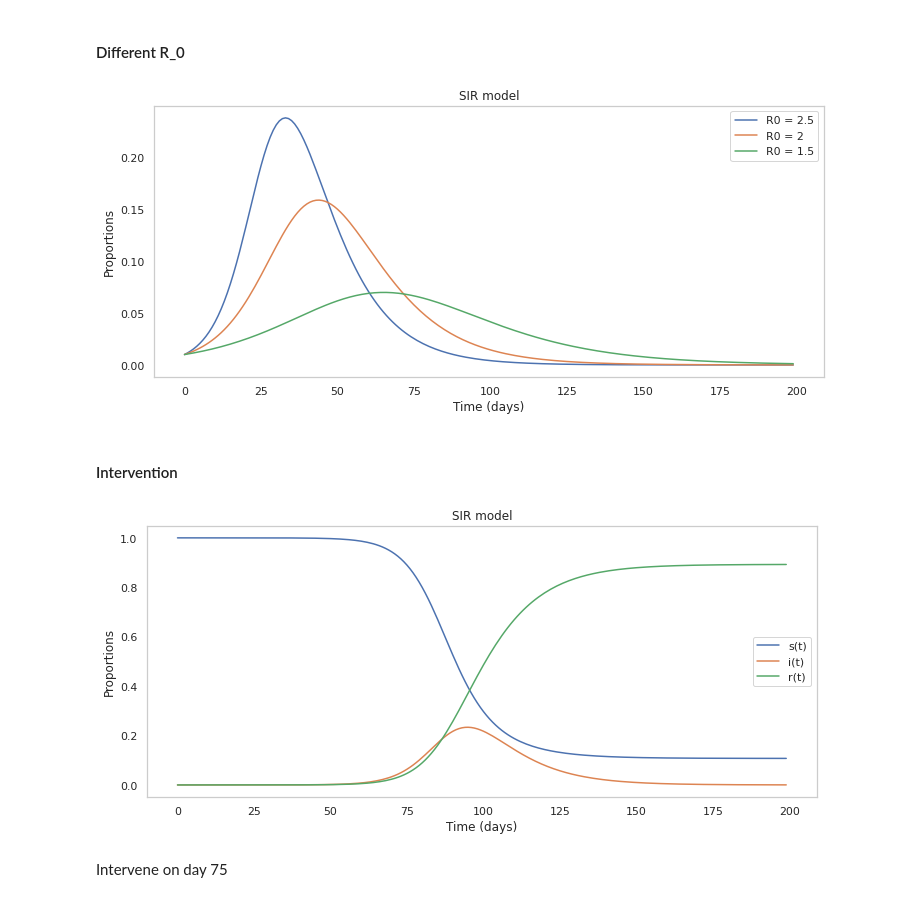
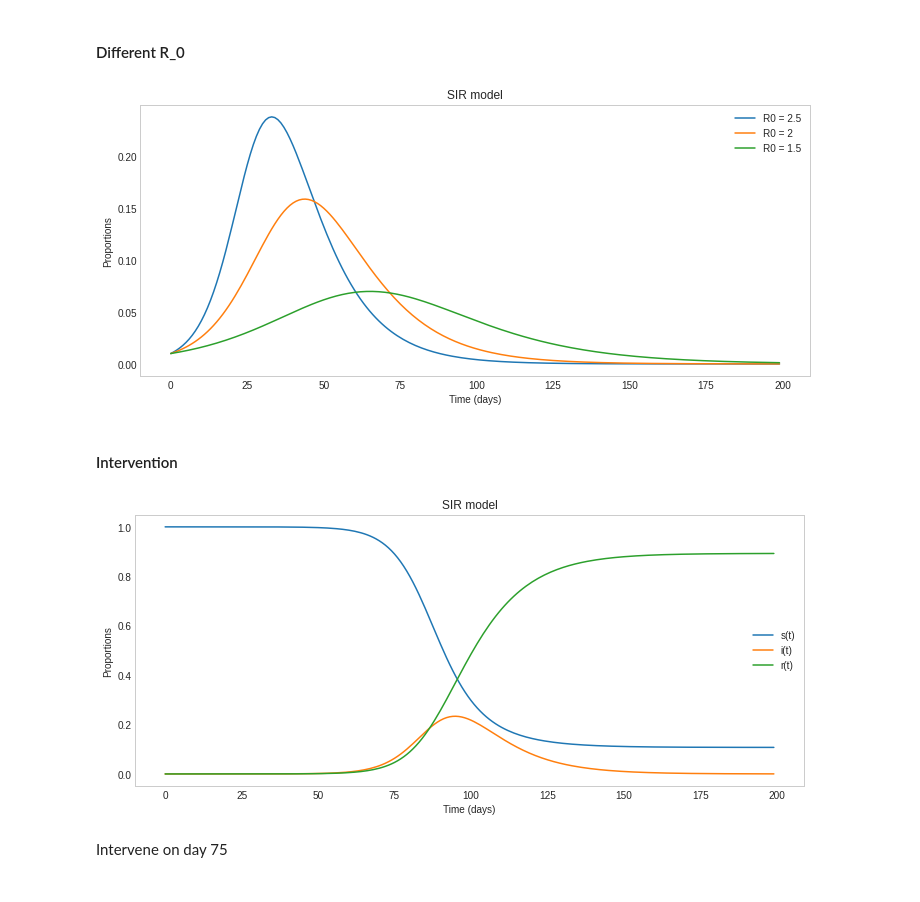
Before and after one commit to naveen-pit/covid-19, a Jupyter notebook: 03 Compartmental model.ipynb, the cells around one changed output. Cells and saved outputs as stored; diff of their text form; code cells hidden in the pictures.

```diff
--- a/03 Compartmental model.ipynb
+++ b/03 Compartmental model.ipynb
@@ -1,5 +1,14 @@
 # %% [markdown]
 # Compartmental model
+# %%
+import numpy as np
+from scipy.optimize import curve_fit,minimize
+from scipy import stats,integrate,optimize
+import matplotlib.pyplot as plt
+plt.style.use('seaborn-whitegrid')
+import requests
+import pandas as pd
+import json
 # %% [markdown]
 ## SI Model
 # %%
@@ -116,37 +166,37 @@ s0 = 0.99
 i0 = 0.01
 r0 = 0.0
 beta = 0.25
 gamma = 0.1
 
 #Time vector
 t= np.arange(0,200)
 
 #Result
-solution_1 = scipy.integrate.odeint(SIR_model,[s0,i0,r0],t,args=(beta,gamma))
+solution_1 = integrate.odeint(SIR_model,[s0,i0,r0],t,args=(beta,gamma))
 solution_1 = np.array(solution_1)
 
 beta = 0.2
-solution_2 = scipy.integrate.odeint(SIR_model,[s0,i0,r0],t,args=(beta,gamma))
+solution_2 = integrate.odeint(SIR_model,[s0,i0,r0],t,args=(beta,gamma))
 solution_2 = np.array(solution_2)
 
 
 beta = 0.15
-solution_3 = scipy.integrate.odeint(SIR_model,[s0,i0,r0],t,args=(beta,gamma))
+solution_3 = integrate.odeint(SIR_model,[s0,i0,r0],t,args=(beta,gamma))
 solution_3 = np.array(solution_3)
 
 #plot
 plt.figure(figsize=(12,5))
 plt.plot(t,solution_1[:,1],label ="R0 = 2.5")
 plt.plot(t,solution_2[:,1],label ="R0 = 2")
 plt.plot(t,solution_3[:,1],label ="R0 = 1.5")
 plt.grid()
 plt.legend()
 plt.xlabel("Time (days)")
 plt.ylabel("Proportions")
 plt.title("SIR model")
 plt.show()
 # %% [output]
-[figure, old version]
+[figure, new version]
 # %% [markdown]
 #### Intervention
 # %%
@@ -161,7 +211,7 @@ gamma = 0.1
 t= np.arange(0,200)
 
 #Result
-solution = scipy.integrate.odeint(SIR_model,[s0,i0,r0],t,args=(beta,gamma))
+solution = integrate.odeint(SIR_model,[s0,i0,r0],t,args=(beta,gamma))
 solution = np.array(solution)
 
 #plot
@@ -176,7 +226,7 @@ plt.ylabel("Proportions")
 plt.title("SIR model")
 plt.show()
 # %% [output]
-[figure, old version]
+[figure, new version]
 # %% [markdown]
 Intervene on day 75
 # %%
```
Also changed, not shown: parts of 55 cells of this notebook, 1 other file.
